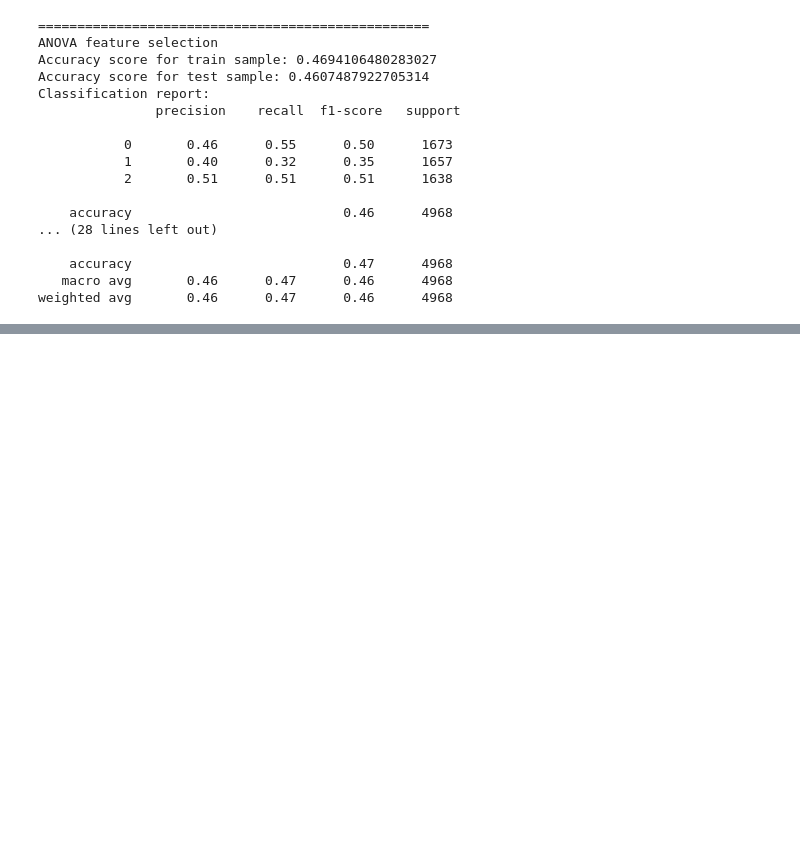
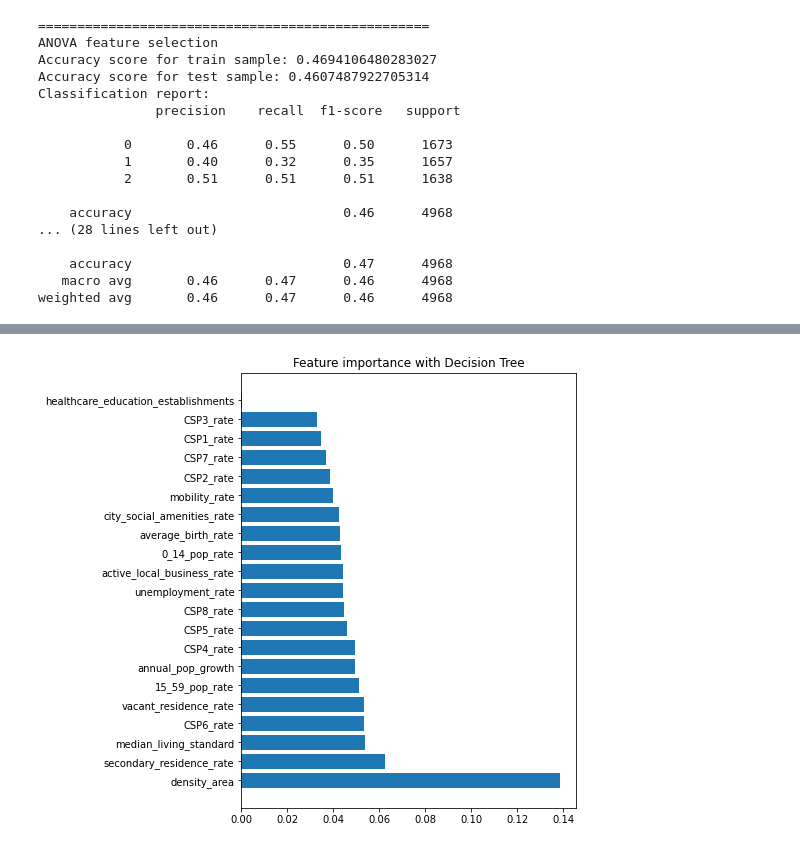
Before and after one commit to LudivineLacour/predict-medical-desert, a Jupyter notebook: code/classification_supervised_learning.ipynb, the cells around one changed output, grey strips where cells are left out. Cells and saved outputs as stored; diff of their text form; code cells hidden in the pictures; blank space fills up the shorter version.

Commit message:
Complete Decision Tree and comparison of models

```diff
--- a/code/classification_supervised_learning.ipynb
+++ b/code/classification_supervised_learning.ipynb
@@ -499,0 +521,14 @@ Global conclusion:
+# %%
+# Using StratifiedKFold for cross-validation
+accuracies_train=[]
+accuracies_test=[]
+skf = StratifiedKFold(n_splits=10, random_state=8, shuffle=True)
+dtree_cv = DecisionTreeClassifier(random_state=42)
+
+for train_idx, test_idx in skf.split(X_res,y_res):
+    dtree_cv = dtree_cv.fit(X.iloc[train_idx,:],y[train_idx])
+    accuracies_train.append(accuracy_score(y[train_idx],dtree_cv.predict(X.iloc[train_idx,:])))
+    accuracies_test.append(accuracy_score(y[test_idx],dtree_cv.predict(X.iloc[test_idx,:])))
+
+print("Average accuracy for train samples:",np.mean(accuracies_train))
+print("Average accuracy for test samples:",np.mean(accuracies_test))
@@ -499,0 +538,10 @@ Global conclusion:
+# %%
+# Checking feature importance
+
+sorted_feat = sorted(list(zip(dtree_cv.feature_importances_, X_res.columns.values)), reverse=True)
+
+feat_scores = [score for score, feat in sorted_feat]
+feat_names = [feat for score, feat in sorted_feat]
+
+feat_importance_dt = pd.DataFrame(feat_scores, index=feat_names, columns=['Feature score'])
+feat_importance_dt
@@ -499,0 +566,10 @@ Global conclusion:
+# %%
+# Plot the results
+
+plt.figure(figsize=(6,8))
+plt.barh([i for i in range(len(feat_scores))], feat_scores, tick_label=feat_names)
+plt.title('Feature importance with Decision Tree')
+plt.savefig('../img/decisionTree_feature_selection.png')
+plt.show()
+# %% [output]
+[figure, added]
```
Also changed, not shown: parts of 19 cells of this notebook, 1 other file.
